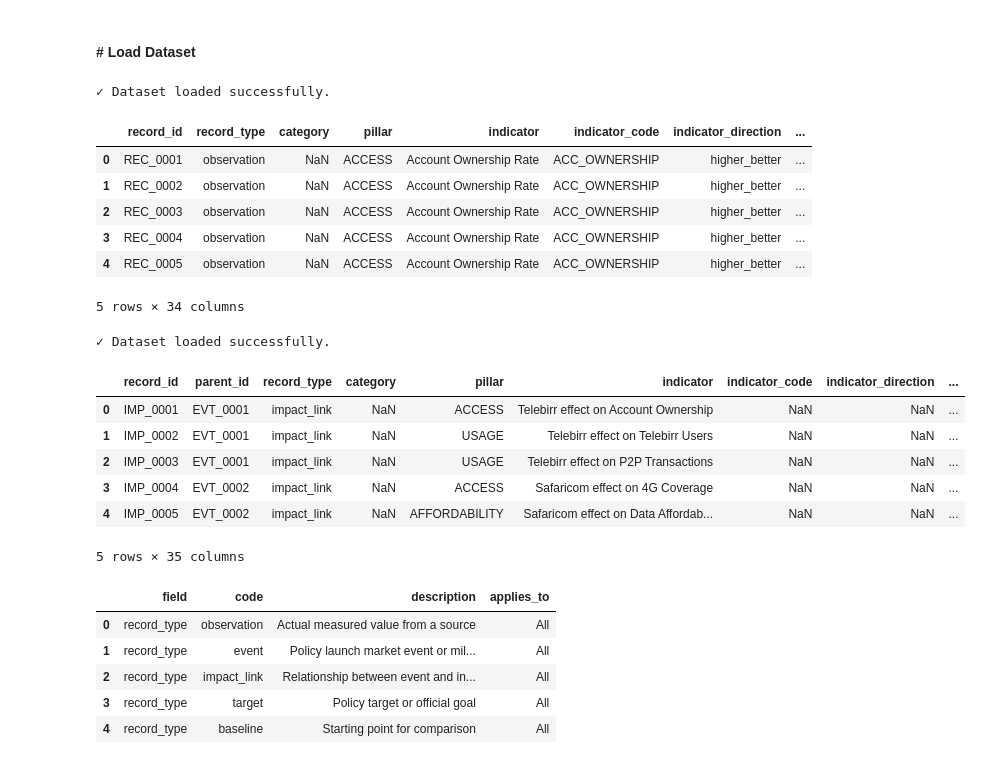
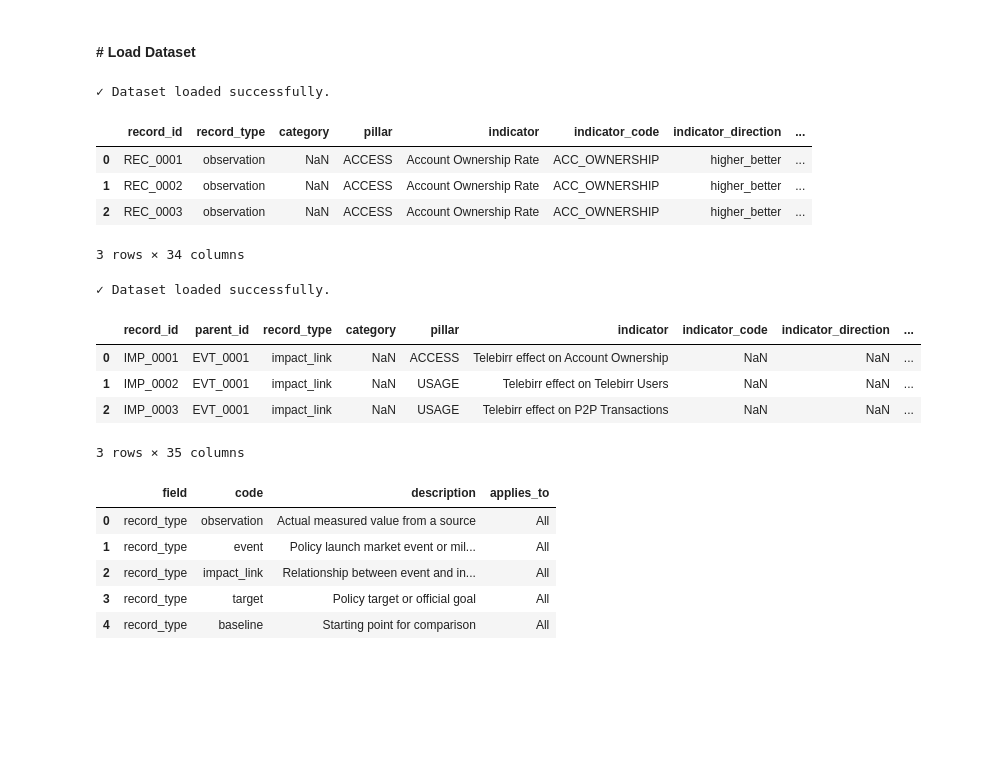
Before and after one commit to AyantuGeremew/ethiopia_fi_forecast, a Jupyter notebook: notebooks/main.ipynb, the cells around one changed output. Cells and saved outputs as stored; diff of their text form; code cells hidden in the pictures; blank space fills up the shorter version.

```diff
--- a/notebooks/main.ipynb
+++ b/notebooks/main.ipynb
@@ -30,28 +33,24 @@ reference_path = ("C:/Users/CBE/Desktop/week 11/ethiopia_fi_forecast/data/raw/re
 # %%
 # Load the data sheet
 df = load_dataset(excel_path,sheet_name="ethiopia_fi_unified_data")
-df.head()
+df.head(3)
 # %% [output]
 ✓ Dataset loaded successfully.
 |  | record_id | record_type | category | pillar | indicator | indicator_code | indicator_direction | ... |
 | 0 | REC_0001 | observation | NaN | ACCESS | Account Ownership Rate | ACC_OWNERSHIP | higher_better | ... |
 | 1 | REC_0002 | observation | NaN | ACCESS | Account Ownership Rate | ACC_OWNERSHIP | higher_better | ... |
 | 2 | REC_0003 | observation | NaN | ACCESS | Account Ownership Rate | ACC_OWNERSHIP | higher_better | ... |
-| 3 | REC_0004 | observation | NaN | ACCESS | Account Ownership Rate | ACC_OWNERSHIP | higher_better | ... |
-| 4 | REC_0005 | observation | NaN | ACCESS | Account Ownership Rate | ACC_OWNERSHIP | higher_better | ... |
-5 rows × 34 columns
+3 rows × 34 columns
 # %%
 impact_df = load_dataset(excel_path,sheet_name="Impact_sheet")
-impact_df.head()
+impact_df.head(3)
 # %% [output]
 ✓ Dataset loaded successfully.
 |  | record_id | parent_id | record_type | category | pillar | indicator | indicator_code | indicator_direction | ... |
 | 0 | IMP_0001 | EVT_0001 | impact_link | NaN | ACCESS | Telebirr effect on Account Ownership | NaN | NaN | ... |
 | 1 | IMP_0002 | EVT_0001 | impact_link | NaN | USAGE | Telebirr effect on Telebirr Users | NaN | NaN | ... |
 | 2 | IMP_0003 | EVT_0001 | impact_link | NaN | USAGE | Telebirr effect on P2P Transactions | NaN | NaN | ... |
-| 3 | IMP_0004 | EVT_0002 | impact_link | NaN | ACCESS | Safaricom effect on 4G Coverage | NaN | NaN | ... |
-| 4 | IMP_0005 | EVT_0002 | impact_link | NaN | AFFORDABILITY | Safaricom effect on Data Affordab... | NaN | NaN | ... |
-5 rows × 35 columns
+3 rows × 35 columns
 # %%
 reference_df=load_reference_data(reference_path)
 reference_df.head()
```
Also changed, not shown: parts of 21 cells of this notebook, 2 other files.
